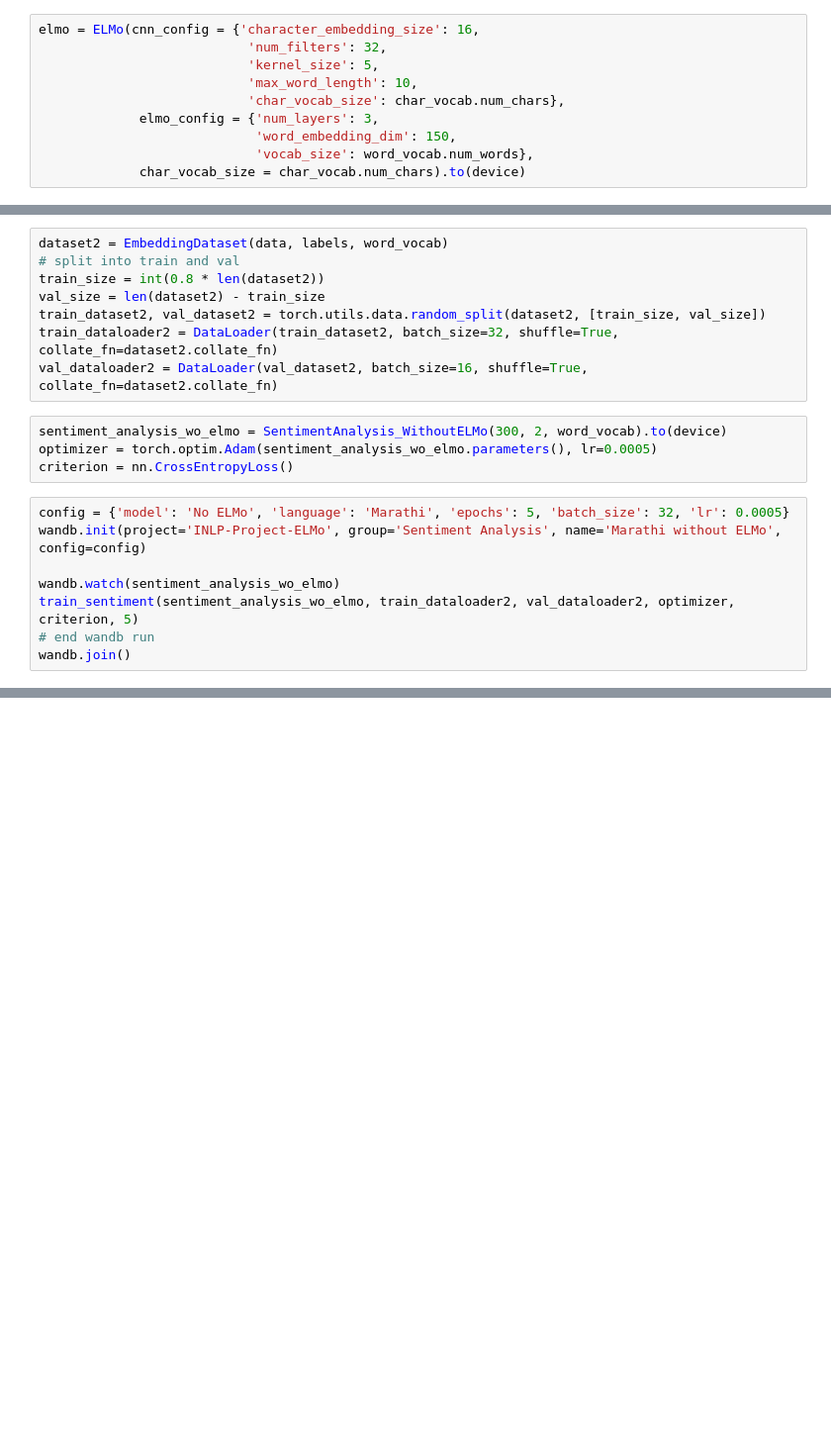
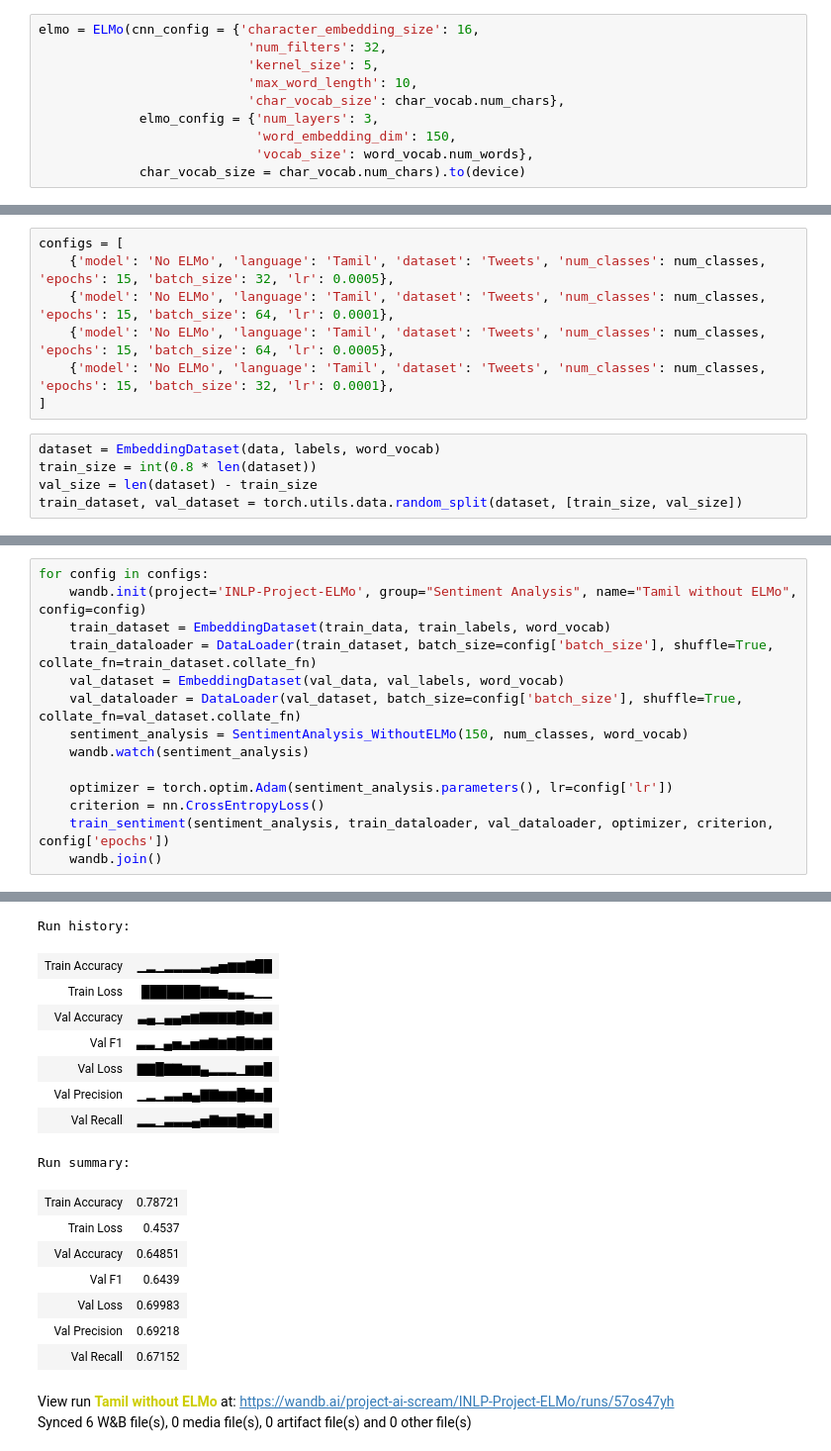
Before and after one commit to sanikadamn/INLP-Project-ELMo, a Jupyter notebook: Sentiment_Analysis/Sentiment_Analysis.ipynb, the cells around one changed output, grey strips where cells are left out. Shown at 99% size. Drawn from its saved outputs; the diff is of its cells as text; blank space fills up the shorter version.

```diff
--- a/Sentiment_Analysis/Sentiment_Analysis.ipynb
+++ b/Sentiment_Analysis/Sentiment_Analysis.ipynb
@@ -144,20 +183,12 @@ wandb: WARNING Source type is set to 'repo' but some required information is mis
+# %%
+configs = [
+    {'model': 'No ELMo', 'language': 'Tamil', 'dataset': 'Tweets', 'num_classes': num_classes, 'epochs': 15, 'batch_size': 32, 'lr': 0.0005},
+    {'model': 'No ELMo', 'language': 'Tamil', 'dataset': 'Tweets', 'num_classes': num_classes, 'epochs': 15, 'batch_size': 64, 'lr': 0.0001},
+    {'model': 'No ELMo', 'language': 'Tamil', 'dataset': 'Tweets', 'num_classes': num_classes, 'epochs': 15, 'batch_size': 64, 'lr': 0.0005},
+    {'model': 'No ELMo', 'language': 'Tamil', 'dataset': 'Tweets', 'num_classes': num_classes, 'epochs': 15, 'batch_size': 32, 'lr': 0.0001},
+]
 # %%
-dataset2 = EmbeddingDataset(data, labels, word_vocab)
-# split into train and val
-train_size = int(0.8 * len(dataset2))
-val_size = len(dataset2) - train_size
-train_dataset2, val_dataset2 = torch.utils.data.random_split(dataset2, [train_size, val_size])
-train_dataloader2 = DataLoader(train_dataset2, batch_size=32, shuffle=True, collate_fn=dataset2.collate_fn)
-val_dataloader2 = DataLoader(val_dataset2, batch_size=16, shuffle=True, collate_fn=dataset2.collate_fn)
+dataset = EmbeddingDataset(data, labels, word_vocab)
+train_size = int(0.8 * len(dataset))
+val_size = len(dataset) - train_size
+train_dataset, val_dataset = torch.utils.data.random_split(dataset, [train_size, val_size])
-# %%
-sentiment_analysis_wo_elmo = SentimentAnalysis_WithoutELMo(300, 2, word_vocab).to(device)
-optimizer = torch.optim.Adam(sentiment_analysis_wo_elmo.parameters(), lr=0.0005)
-criterion = nn.CrossEntropyLoss()
-# %%
-config = {'model': 'No ELMo', 'language': 'Marathi', 'epochs': 5, 'batch_size': 32, 'lr': 0.0005}
-wandb.init(project='INLP-Project-ELMo', group='Sentiment Analysis', name='Marathi without ELMo', config=config)
-
-wandb.watch(sentiment_analysis_wo_elmo)
-train_sentiment(sentiment_analysis_wo_elmo, train_dataloader2, val_dataloader2, optimizer, criterion, 5)
-# end wandb run
-wandb.join()
@@ -192,0 +195,15 @@ wandb: WARNING Source type is set to 'repo' but some required information is mis
+# %%
+for config in configs:
+    wandb.init(project='INLP-Project-ELMo', group="Sentiment Analysis", name="Tamil without ELMo", config=config)
+    train_dataset = EmbeddingDataset(train_data, train_labels, word_vocab)
+    train_dataloader = DataLoader(train_dataset, batch_size=config['batch_size'], shuffle=True, collate_fn=train_dataset.collate_fn)
+    val_dataset = EmbeddingDataset(val_data, val_labels, word_vocab)
+    val_dataloader = DataLoader(val_dataset, batch_size=config['batch_size'], shuffle=True, collate_fn=val_dataset.collate_fn)
+    sentiment_analysis = SentimentAnalysis_WithoutELMo(150, num_classes, word_vocab)
+    wandb.watch(sentiment_analysis)
+
+    optimizer = torch.optim.Adam(sentiment_analysis.parameters(), lr=config['lr'])
+    criterion = nn.CrossEntropyLoss()
+    train_sentiment(sentiment_analysis, train_dataloader, val_dataloader, optimizer, criterion, config['epochs'])
+    wandb.join()
+# %% [output]
@@ -192,0 +217,18 @@ wandb: WARNING Source type is set to 'repo' but some required information is mis
+Run history:
+| Train Accuracy | ▁▂▁▂▂▂▂▃▄▅▆▆▇██ |
+| Train Loss | ███████▇▇▅▄▄▂▁▁ |
+| Val Accuracy | ▃▄▁▄▄▅▆▇▇▇▇█▇▆▇ |
+| Val F1 | ▃▃▁▄▅▃▅▆▇▆▇█▇▆▇ |
+| Val Loss | ▇▇█▇▇▆▆▄▂▂▂▁▆▆█ |
+| Val Precision | ▁▂▁▃▃▅▄▇▇▆▆█▇▅█ |
+| Val Recall | ▂▂▁▃▃▃▄▅▇▆▆█▇▅█ |
+Run summary:
+| Train Accuracy | 0.78721 |
+| Train Loss | 0.4537 |
+| Val Accuracy | 0.64851 |
+| Val F1 | 0.6439 |
+| Val Loss | 0.69983 |
+| Val Precision | 0.69218 |
+| Val Recall | 0.67152 |
+View run Tamil without ELMo at: https://wandb.ai/project-ai-scream/INLP-Project-ELMo/runs/57os47yh
+Synced 6 W&B file(s), 0 media file(s), 0 artifact file(s) and 0 other file(s)
```
Also changed, not shown: parts of 21 cells of this notebook, 8 other files.
